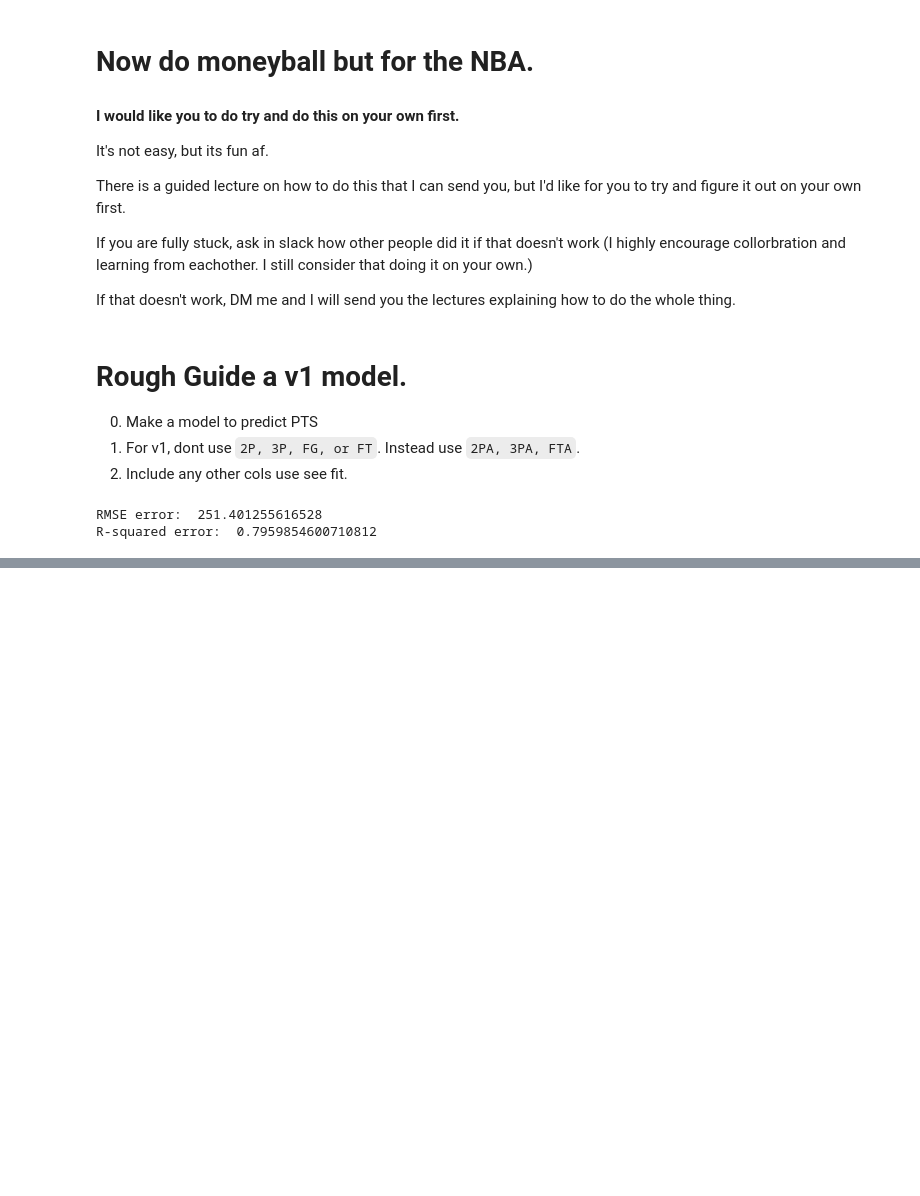
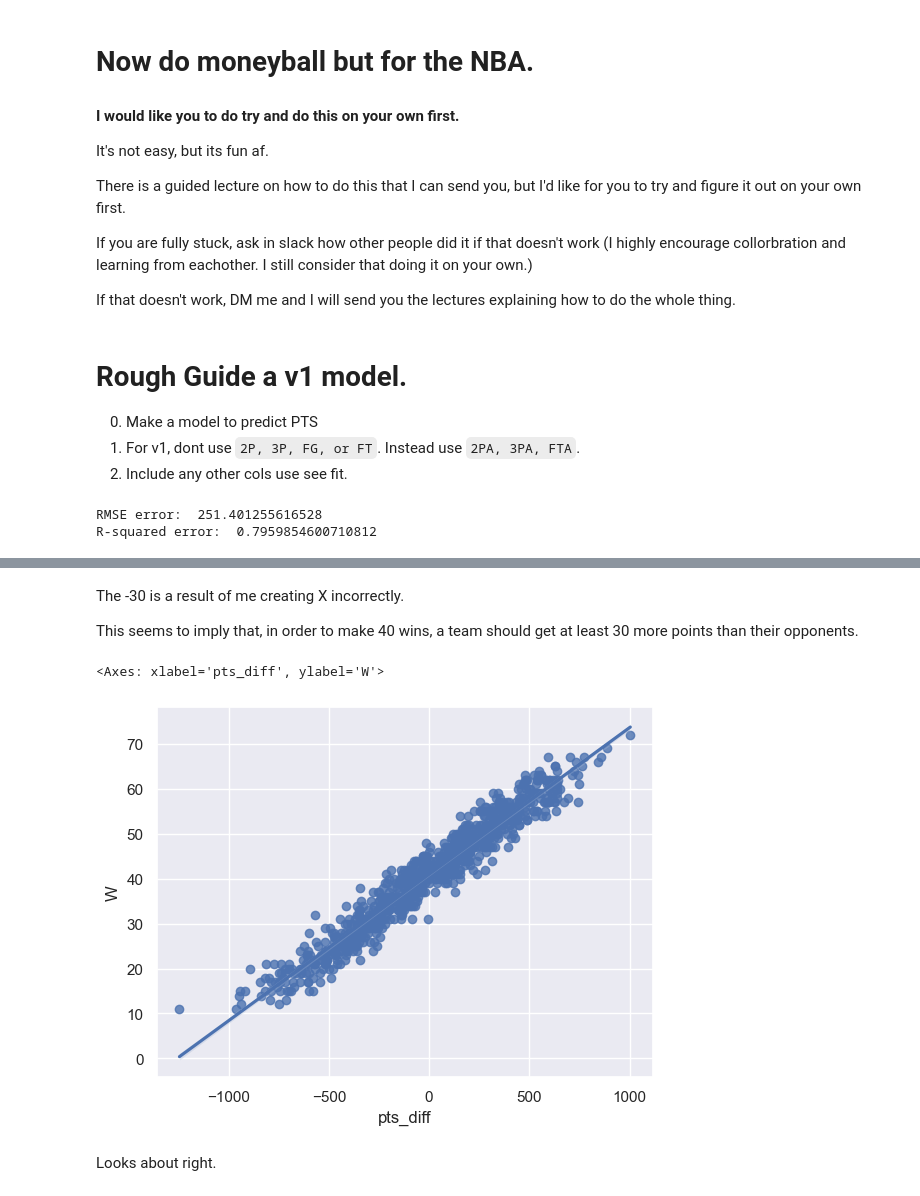
Before and after one commit to JasonWu00/my-fork-2023-fall-data-science, a Jupyter notebook: Week-06-Regression/Exercise-ZW.ipynb, the cells around one changed output, grey strips where cells are left out. Cells and saved outputs as stored; diff of their text form; code cells hidden in the pictures; blank space fills up the shorter version.

```diff
--- a/Week-06-Regression/Exercise-ZW.ipynb
+++ b/Week-06-Regression/Exercise-ZW.ipynb
@@ -190,0 +263,26 @@ R-squared error:  0.7959854600710812
+# %%
+# Copied from lecture material.
+
+df["pts_diff"] = df["PTS"] - df["oppPTS"]
+
+X = df["pts_diff"]
+y = df["W"]
+
+X = sm.add_constant(X)
+
+print(X)
+print(y)
+
+model_wins = sm.OLS(y, X).fit()
+
+print(model_wins.params)
+
+coef_y_int = model_wins.params['const']
+coef_runs_diff = model_wins.params['pts_diff']
+
+print(coef_y_int, coef_runs_diff)
+
+WINS = 40
+
+min_runs_diff = (WINS - coef_y_int) / coef_runs_diff
+min_runs_diff
@@ -190,0 +308,13 @@ R-squared error:  0.7959854600710812
+# %% [markdown]
+The -30 is a result of me creating X incorrectly.
+
+This seems to imply that, in order to make 40 wins, a team should get at least 30 more points than their opponents.
+# %%
+# Fact-checking this assumption:
+
+sns.regplot(df, x='pts_diff', y='W')
+# %% [output]
+<Axes: xlabel='pts_diff', ylabel='W'>
+[figure, added]
+# %% [markdown]
+Looks about right.
```
Also changed, not shown: parts of 9 cells of this notebook.
